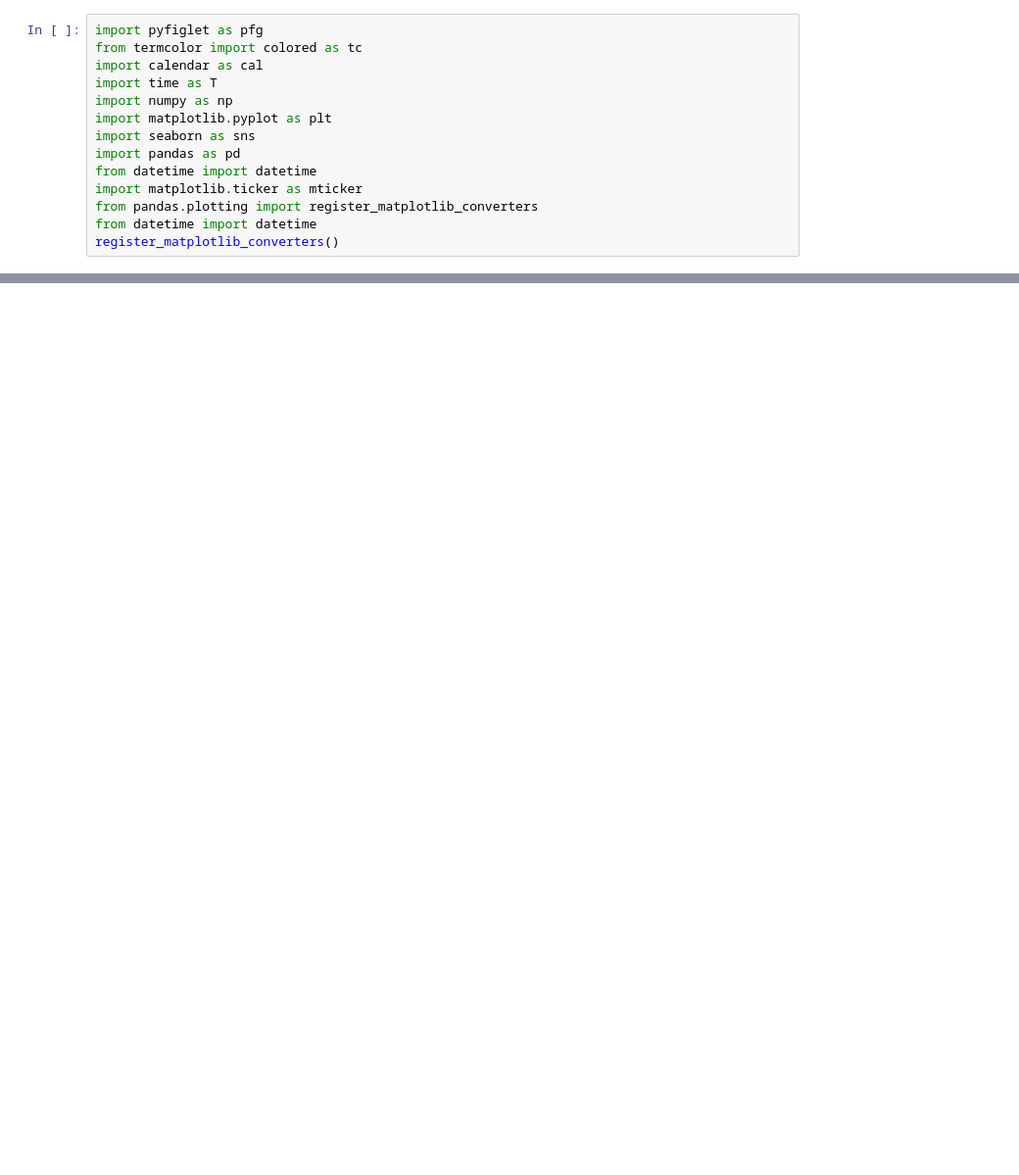
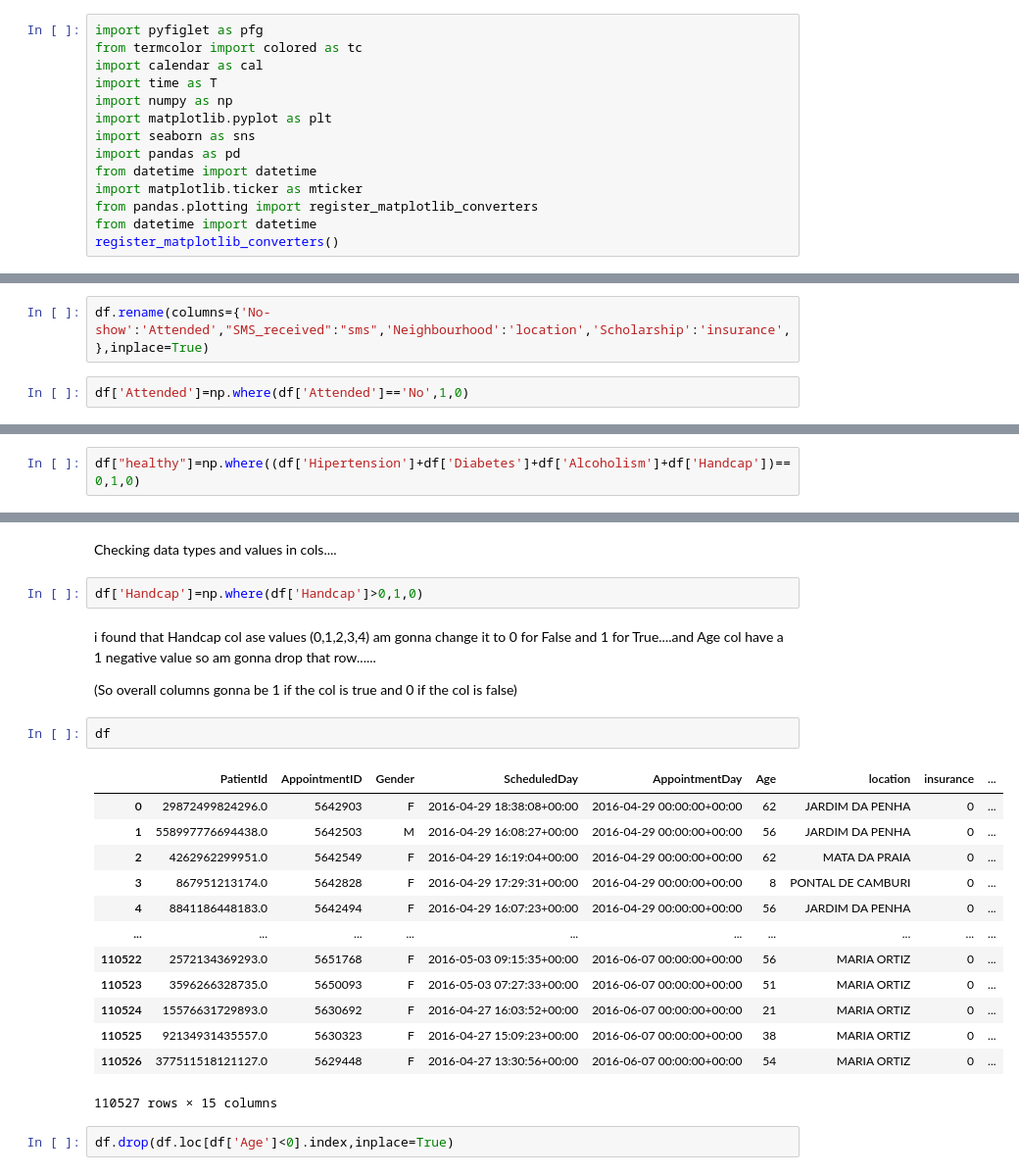
Before and after one commit to MohamedAbdElgni/appointments, a Jupyter notebook: investigating a data set.ipynb, the cells around one changed output, grey strips where cells are left out. Shown at 98% size. Saved outputs shown, nothing was run; the diff lists cells and outputs as text; blank space fills up the shorter version.

```diff
--- a/investigating a data set.ipynb
+++ b/investigating a data set.ipynb
@@ -31,0 +73,4 @@ df=pd.read_csv('noshowappointments-kagglev2-may-2016.csv')
+# %%
+df.rename(columns={'No-show':'Attended',"SMS_received":"sms",'Neighbourhood':'location','Scholarship':'insurance',},inplace=True)
+# %%
+df['Attended']=np.where(df['Attended']=='No',1,0)
@@ -31,0 +79,2 @@ df=pd.read_csv('noshowappointments-kagglev2-may-2016.csv')
+# %%
+df["healthy"]=np.where((df['Hipertension']+df['Diabetes']+df['Alcoholism']+df['Handcap'])==0,1,0)
@@ -31,0 +104,26 @@ df=pd.read_csv('noshowappointments-kagglev2-may-2016.csv')
+# %% [markdown]
+Checking data types and values in cols....
+# %%
+df['Handcap']=np.where(df['Handcap']>0,1,0)
+# %% [markdown]
+i found that Handcap col ase values (0,1,2,3,4) am gonna change it to 0 for False  and 1 for True....and Age col have a 1 negative value so am gonna drop that row......
+
+(So overall columns gonna be 1 if the col is true and 0 if the col is false)
+# %%
+df
+# %% [output]
+|  | PatientId | AppointmentID | Gender | ScheduledDay | AppointmentDay | Age | location | insurance | ... |
+| 0 | 29872499824296.0 | 5642903 | F | 2016-04-29 18:38:08+00:00 | 2016-04-29 00:00:00+00:00 | 62 | JARDIM DA PENHA | 0 | ... |
+| 1 | 558997776694438.0 | 5642503 | M | 2016-04-29 16:08:27+00:00 | 2016-04-29 00:00:00+00:00 | 56 | JARDIM DA PENHA | 0 | ... |
+| 2 | 4262962299951.0 | 5642549 | F | 2016-04-29 16:19:04+00:00 | 2016-04-29 00:00:00+00:00 | 62 | MATA DA PRAIA | 0 | ... |
+| 3 | 867951213174.0 | 5642828 | F | 2016-04-29 17:29:31+00:00 | 2016-04-29 00:00:00+00:00 | 8 | PONTAL DE CAMBURI | 0 | ... |
+| 4 | 8841186448183.0 | 5642494 | F | 2016-04-29 16:07:23+00:00 | 2016-04-29 00:00:00+00:00 | 56 | JARDIM DA PENHA | 0 | ... |
+| ... | ... | ... | ... | ... | ... | ... | ... | ... | ... |
+| 110522 | 2572134369293.0 | 5651768 | F | 2016-05-03 09:15:35+00:00 | 2016-06-07 00:00:00+00:00 | 56 | MARIA ORTIZ | 0 | ... |
+| 110523 | 3596266328735.0 | 5650093 | F | 2016-05-03 07:27:33+00:00 | 2016-06-07 00:00:00+00:00 | 51 | MARIA ORTIZ | 0 | ... |
+| 110524 | 15576631729893.0 | 5630692 | F | 2016-04-27 16:03:52+00:00 | 2016-06-07 00:00:00+00:00 | 21 | MARIA ORTIZ | 0 | ... |
+| 110525 | 92134931435557.0 | 5630323 | F | 2016-04-27 15:09:23+00:00 | 2016-06-07 00:00:00+00:00 | 38 | MARIA ORTIZ | 0 | ... |
+| 110526 | 377511518121127.0 | 5629448 | F | 2016-04-27 13:30:56+00:00 | 2016-06-07 00:00:00+00:00 | 54 | MARIA ORTIZ | 0 | ... |
+110527 rows × 15 columns
+# %%
+df.drop(df.loc[df['Age']<0].index,inplace=True)
```
Also changed, not shown: parts of 20 cells of this notebook.
